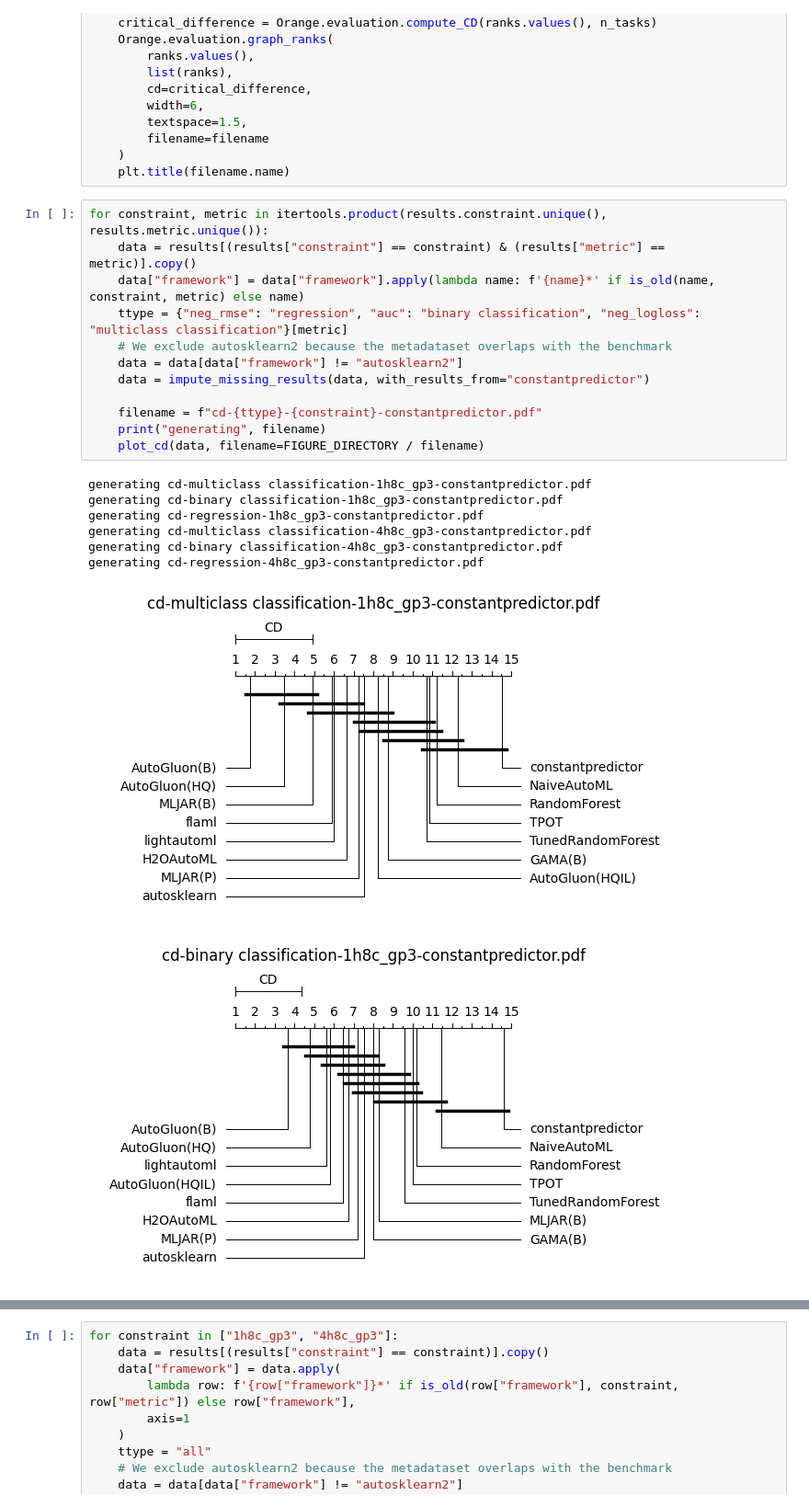
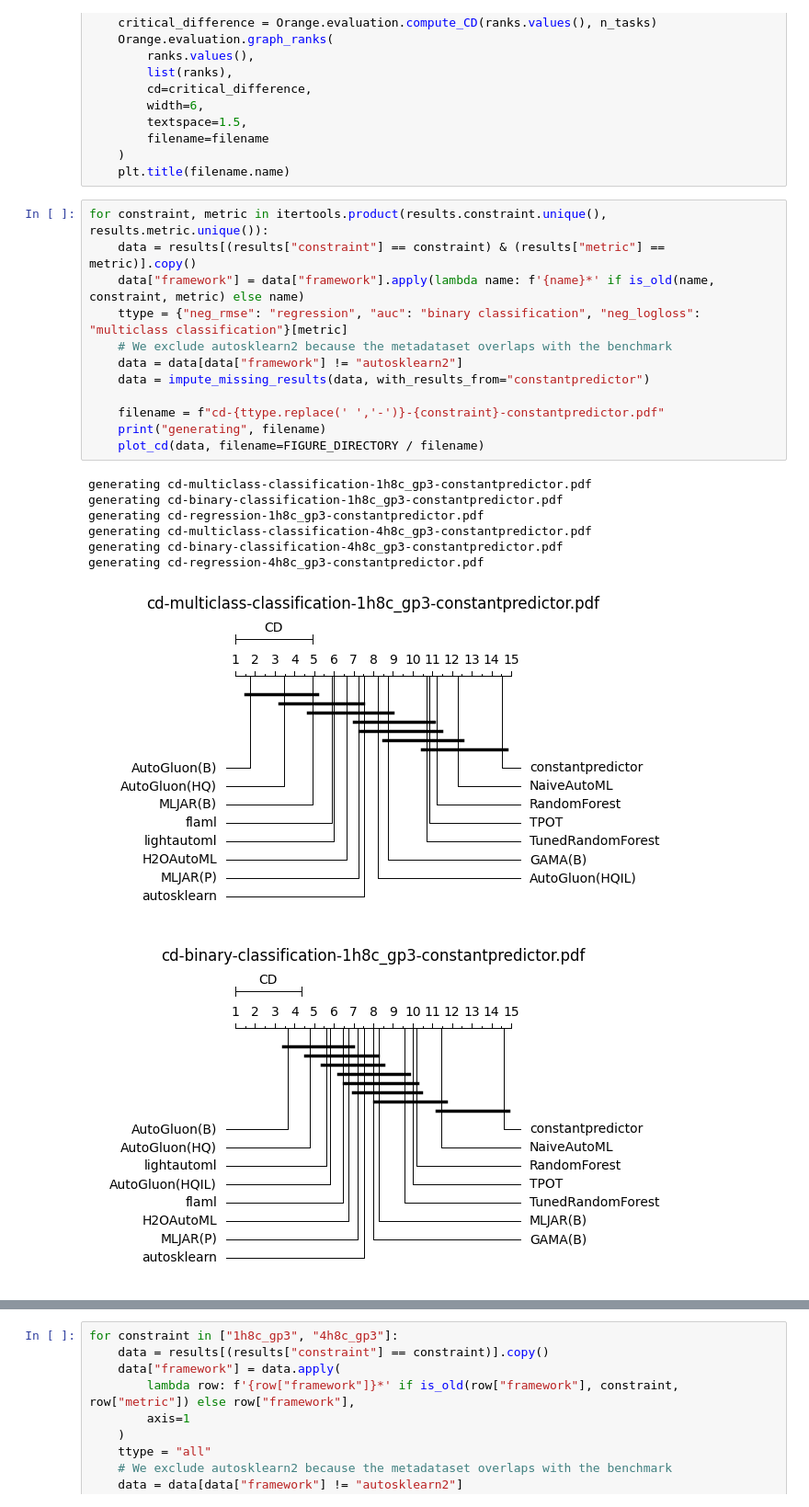
Before and after one commit to PGijsbers/amlb-results, a Jupyter notebook: notebooks/critical_difference.ipynb, the cells around one changed output, grey strips where cells are left out. Shown at 92% size. Cells and saved outputs as stored; diff of their text form.

Commit message:
Replace spaces in file name with dash

```diff
--- a/notebooks/critical_difference.ipynb
+++ b/notebooks/critical_difference.ipynb
@@ -40,23 +40,23 @@ def plot_cd(results, filename=None):
 # %%
 for constraint, metric in itertools.product(results.constraint.unique(), results.metric.unique()):
     data = results[(results["constraint"] == constraint) & (results["metric"] == metric)].copy()
     data["framework"] = data["framework"].apply(lambda name: f'{name}*' if is_old(name, constraint, metric) else name)
     ttype = {"neg_rmse": "regression", "auc": "binary classification", "neg_logloss": "multiclass classification"}[metric]
     # We exclude autosklearn2 because the metadataset overlaps with the benchmark
     data = data[data["framework"] != "autosklearn2"]
     data = impute_missing_results(data, with_results_from="constantpredictor")
 
-    filename = f"cd-{ttype}-{constraint}-constantpredictor.pdf"
+    filename = f"cd-{ttype.replace(' ','-')}-{constraint}-constantpredictor.pdf"
     print("generating", filename)
     plot_cd(data, filename=FIGURE_DIRECTORY / filename)
 # %% [output]
-generating cd-multiclass classification-1h8c_gp3-constantpredictor.pdf
-generating cd-binary classification-1h8c_gp3-constantpredictor.pdf
+generating cd-multiclass-classification-1h8c_gp3-constantpredictor.pdf
+generating cd-binary-classification-1h8c_gp3-constantpredictor.pdf
 generating cd-regression-1h8c_gp3-constantpredictor.pdf
-generating cd-multiclass classification-4h8c_gp3-constantpredictor.pdf
-generating cd-binary classification-4h8c_gp3-constantpredictor.pdf
+generating cd-multiclass-classification-4h8c_gp3-constantpredictor.pdf
+generating cd-binary-classification-4h8c_gp3-constantpredictor.pdf
 generating cd-regression-4h8c_gp3-constantpredictor.pdf
 [figure]
-[figure, old version]
+[figure, new version]
 [figure]
 [figure]
```
Also changed, not shown: parts of 1 cell of this notebook.
